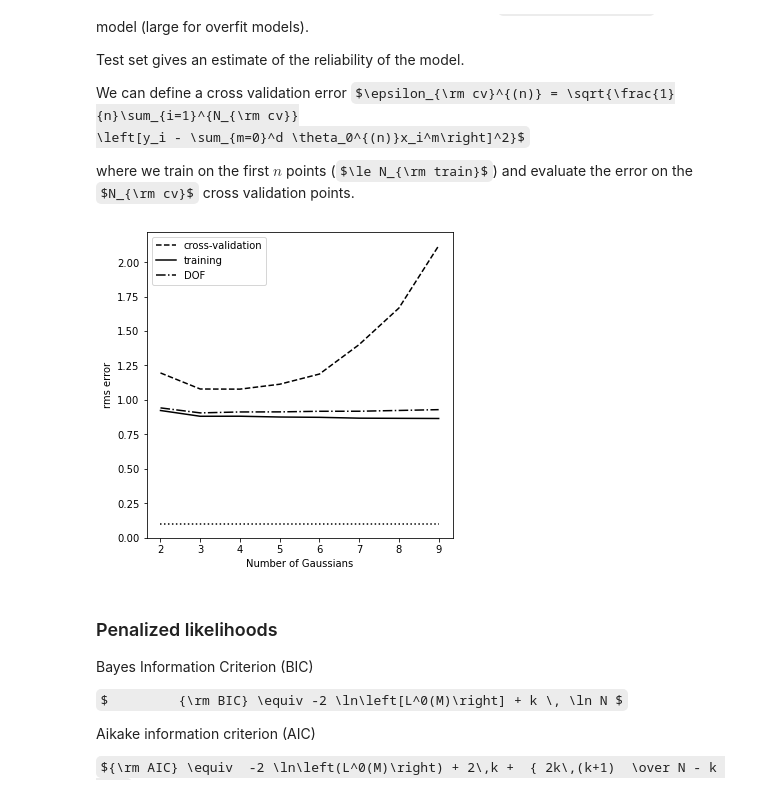
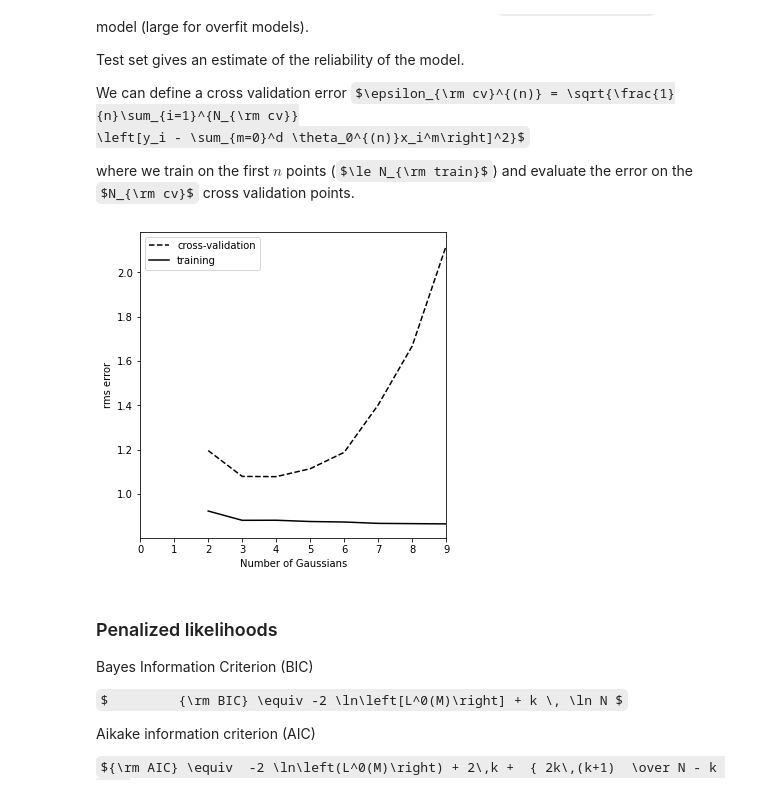
Before and after one commit to uw-astro/astr-598a-spr24, a Jupyter notebook: lectures/Lecture3-regression-regularize.ipynb, the cells around one changed output. Saved outputs shown, nothing was run; the diff lists cells and outputs as text; code cells hidden in the pictures; some formulas as TeX source.

```diff
--- a/lectures/Lecture3-regression-regularize.ipynb
+++ b/lectures/Lecture3-regression-regularize.ipynb
@@ -93,7 +107,7 @@ clf.fit(z_train[:, None], mu_train[:,0], mu_train[:,1])
 mu_sample_fit = clf.predict(z_train[:, None])
 # %%
 # Plot data and fit
-fig = plt.figure(figsize=(6, 6))
+fig = plt.figure(figsize=(10, 10))
 fig.subplots_adjust(left=0.1, right=0.95,
                     bottom=0.1, top=0.95,
                     hspace=0.05, wspace=0.05)
@@ -117,5 +131,5 @@ for i in range(nGaussian):
     if (clf.coef_[i+1] > 0.):
         ax.plot(z,clf.coef_[i+1]*gaussian_basis(z, basis_mu[i], basis_sigma) + clf.coef_[0],color='blue')
     else:
-        ax.plot(z,-clf.coef_[i+1]*gaussian_basis(z, basis_mu[i], basis_sigma) + clf.coef_[0],color='blue',ls='--')
+        ax.plot(z,clf.coef_[i+1]*gaussian_basis(z, basis_mu[i], basis_sigma) + clf.coef_[0],color='blue',ls='--')
 # %% [output]
@@ -152,38 +166,35 @@ nGaussians = np.arange(2, 10, step)
 training_err = np.zeros(nGaussians.shape)
 crossval_err = np.zeros(nGaussians.shape)
 DOF_err = np.zeros(nGaussians.shape)
 
 for i,j in enumerate(nGaussians):
     # fit the data
     basis_mu = np.linspace(0, 2, j)[:, None]
     basis_sigma = 3 * (basis_mu[1] - basis_mu[0])
     clf = BasisFunctionRegression('gaussian', mu=basis_mu, sigma=basis_sigma)
     n_constraints = len(basis_mu) + 1
 
     clf.fit(z_train[:, None], mu_train[:,0], mu_train[:,1])
 
     mu_train_fit = clf.predict(z_train[:, None])
     training_err[i] = np.sqrt(np.sum(((mu_train_fit - mu_train[:,0])) ** 2) / len(mu_train[:,0]))
     DOF_err[i] = np.sqrt(np.sum(((mu_train_fit - mu_train[:,0])) ** 2) / (len(mu_train[:,0]) - n_constraints))
 
     mu_test_fit = clf.predict(z_test[:, None])
     crossval_err[i] = np.sqrt(np.sum(((mu_test_fit - mu_test[:,0]))**2) / len(mu_test[:,0]))
 
 
 ax.plot(nGaussians, crossval_err, '--k', label='cross-validation')
 ax.plot(nGaussians, training_err, '-k', label='training')
-ax.plot(nGaussians, DOF_err, '-.k', label='DOF')
-
-
-ax.plot(nGaussians, 0.1 * np.ones(nGaussians.shape), ':k')
 
 ax.set_xlabel('Number of Gaussians')
 ax.set_ylabel('rms error')
 ax.legend(loc=2)
+ax.set_xlim(0, nGaussians[-1])
 
 plt.show()
 # %% [output]
-[figure, old version]
+[figure, new version]
 # %% [markdown]
 ### Penalized likelihoods
 
```
Also changed, not shown: parts of 6 cells of this notebook.
